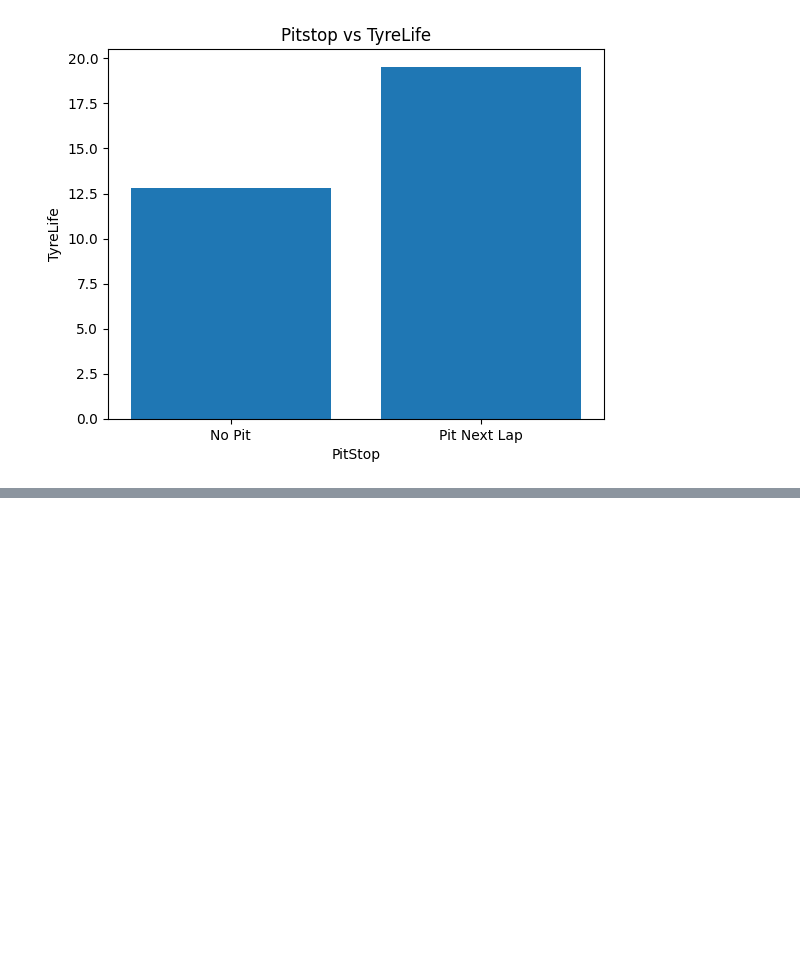
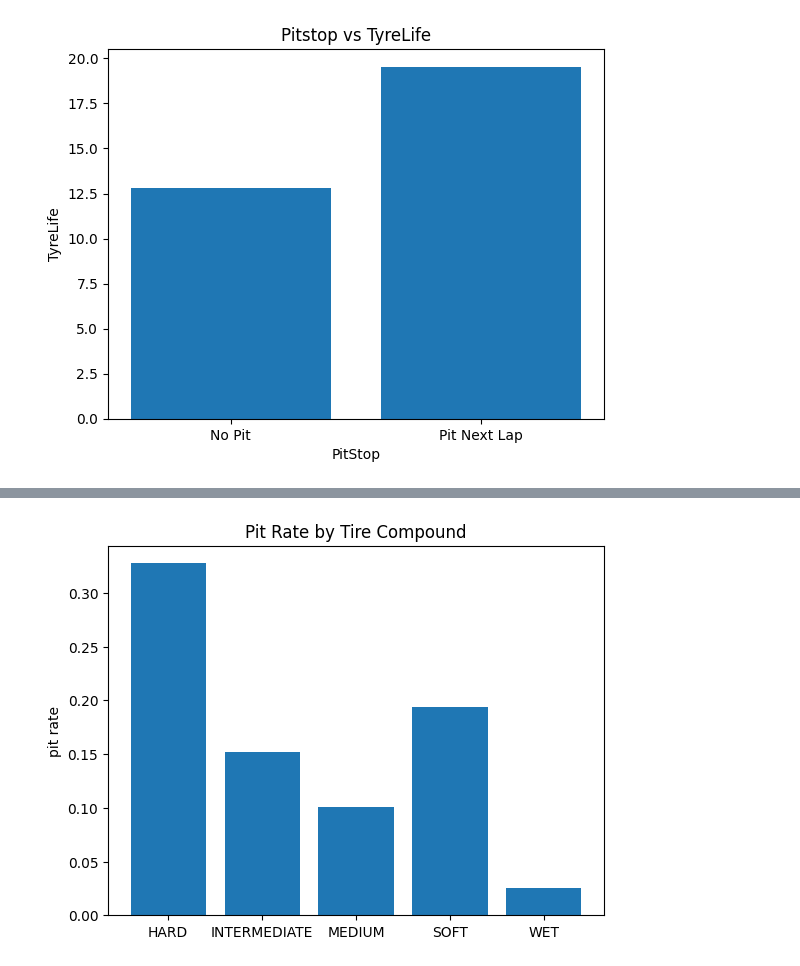
Before and after one commit to aboudrari/kaggle-f1-pitstop-prediction, a Jupyter notebook: kaggle-f1-pitstop-prediction.ipynb, the cells around one changed output, grey strips where cells are left out. Drawn from its saved outputs; the diff is of its cells as text; code cells hidden in the pictures; blank space fills up the shorter version.

Commit message:
Day 2: EDA - Compound and RaceProgress analysis

```diff
--- a/kaggle-f1-pitstop-prediction.ipynb
+++ b/kaggle-f1-pitstop-prediction.ipynb
@@ -56,3 +56,6 @@ plt.xticks([0.0, 1.0], ['No Pit', 'Pit Next Lap'])
 plt.show()
 # %% [output]
 [figure]
+# %%
+data_compound = train.groupby('Compound')['PitNextLap'].mean()
+print(data_compound)
@@ -58,0 +70,7 @@ plt.show()
+# %%
+plt.bar(data_compound.index, data_compound.values)
+plt.title('Pit Rate by Tire Compound')
+plt.ylabel('pit rate')
+plt.show()
+# %% [output]
+[figure, added]
```
Also changed, not shown: parts of 2 cells of this notebook.
